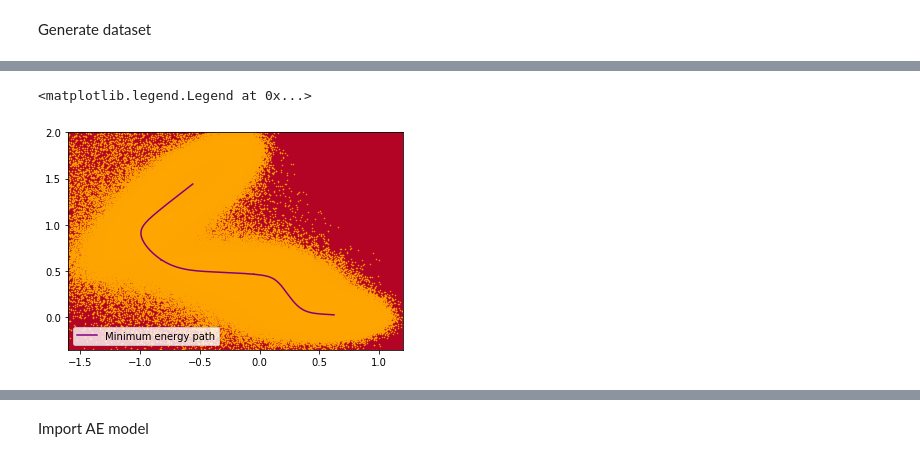
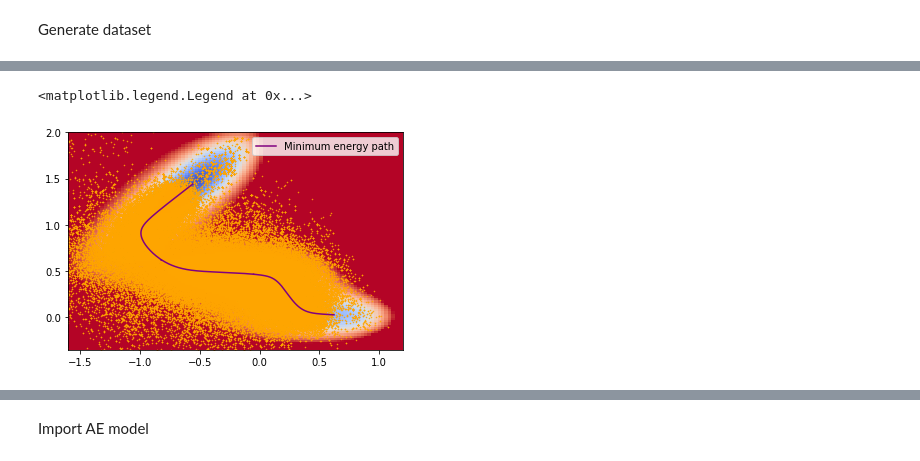
Before and after one commit to thomaspigeon/2dpotentials, a Jupyter notebook: AE_MullerBrown.ipynb, the cells around one changed output, grey strips where cells are left out. Cells and saved outputs as stored; diff of their text form; code cells hidden in the pictures.

```diff
--- a/AE_MullerBrown.ipynb
+++ b/AE_MullerBrown.ipynb
@@ -31,17 +33,31 @@ traj_dict2 = unbiased_OL_on_MB.run(x_0, n_steps, save_grad=False, save_gauss=Fal
 trajs = np.append(traj_dict1["x_traj"], traj_dict2["x_traj"], axis=0)
 np.savetxt('dataset_MB.txt', trajs)
 # %%
+## fix the random seed to subsample the dataset and for torch
+import torch
+import random
+def set_all_seeds(seed):
+    torch.manual_seed(seed)
+    if torch.cuda.is_available():
+        torch.cuda.manual_seed_all(seed)
+    np.random.seed(seed)
+    random.seed(seed)
+seed = 0
+set_all_seeds(seed)
 trajs = np.loadtxt('dataset_MB.txt')
-trajs = trajs[np.random.choice(len(trajs), size=2 * 10**6)]
+trajs = trajs[np.random.choice(len(trajs), size=2 * 10**5)]
+react_approx_density = np.loadtxt("mullerbrown_react_dens.txt")
+react_approx_density = react_approx_density[np.random.choice(len(react_approx_density), size=2 * 10**5)]
 # %%
 fig = plt.figure()
 ax = fig.add_subplot()
 pot.plot_potential_heat_map(ax)
 ax.plot(pot.minimum_energy_paths[0][:, 0], pot.minimum_energy_paths[0][:, 1], color='purple', label='Minimum energy path')
 ax.plot(pot.minimum_energy_paths[1][:, 0], pot.minimum_energy_paths[1][:, 1], color='purple')
-ax.scatter(trajs[:, 0], trajs[:, 1], marker=".", color="orange", s=1)
+#ax.scatter(trajs[:, 0], trajs[:, 1], marker=".", color="orange", s=1)
+ax.scatter(react_approx_density[:, 0], react_approx_density[:, 1], marker=".", color="orange", s=1)
 ax.legend()
 # %% [output]
 <matplotlib.legend.Legend at 0x...>
-[figure, old version]
+[figure, new version]
 # %%
```
Also changed, not shown: parts of 14 cells of this notebook, 2 other files.
